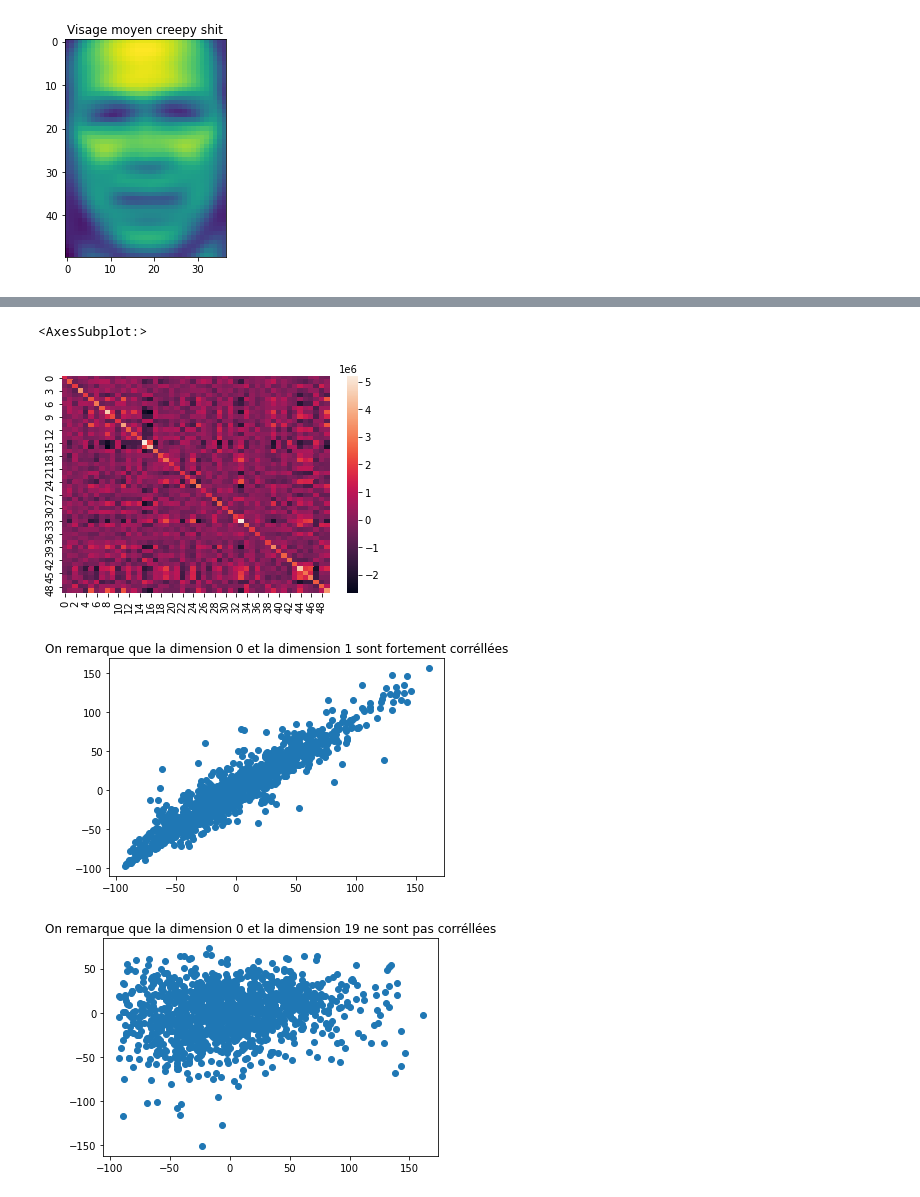
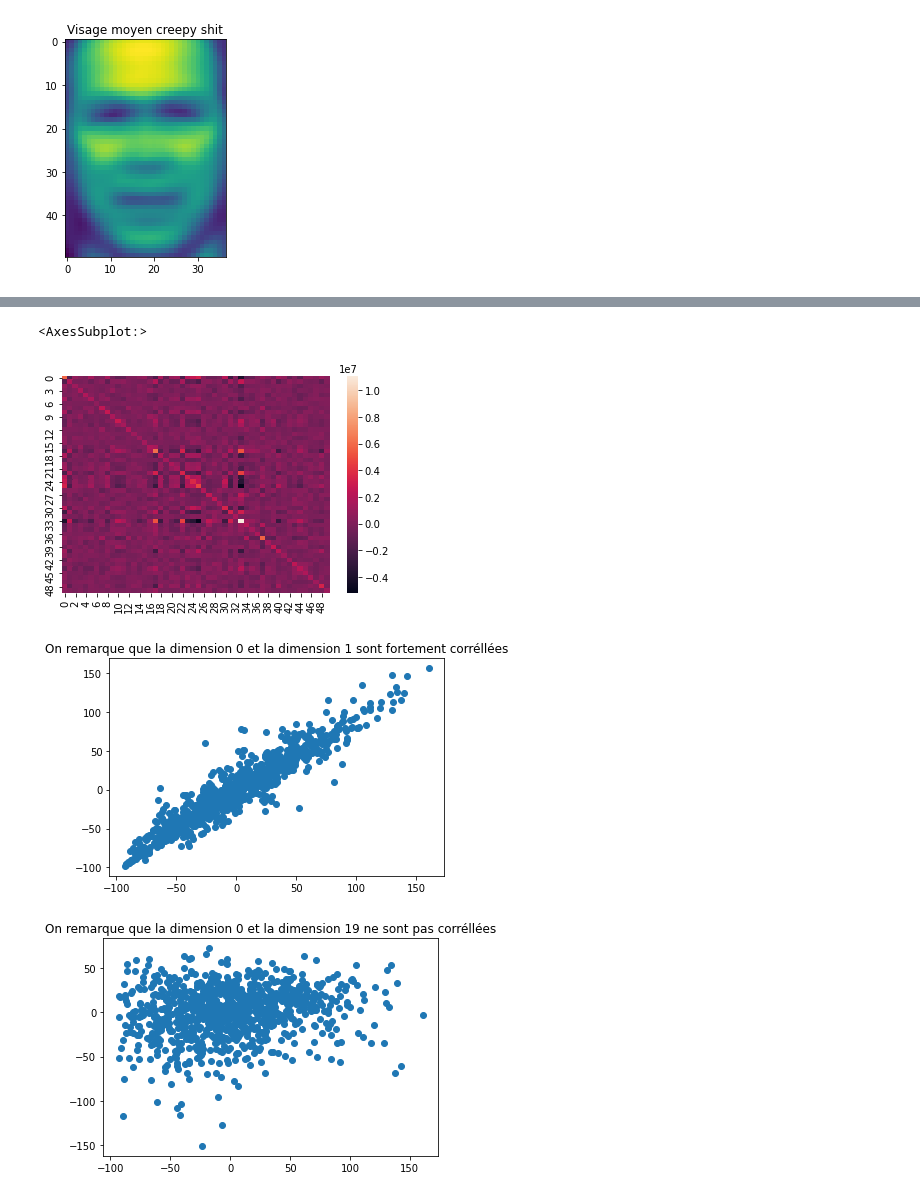
Before and after one commit to ahmedbrh/PCA-eigenFaces, a Jupyter notebook: EigenFace.ipynb, the cells around one changed output, grey strips where cells are left out. Drawn from its saved outputs; the diff is of its cells as text; code cells hidden in the pictures.

```diff
--- a/EigenFace.ipynb
+++ b/EigenFace.ipynb
@@ -2,6 +2,7 @@
 import matplotlib.pyplot as plt
 import numpy as np
 import seaborn as sns
+from sklearn.model_selection import train_test_split
 #dataset containing faces
 from sklearn.datasets import fetch_lfw_people
 
@@ -15,7 +16,12 @@ X = people.data
 #étiquettes de chaque image ex f(X[0]) = Y[0] = 5 => names[5] = "G. bush"
 Y = people.target
 names = people.target_names
+# Divisons nos données en données d'entrainement et en données qui nous seviront pour tester si notre fonction marche bien
+
+X_train, X_test, y_train, y_test = train_test_split(
+    X, Y, test_size = 0.25, random_state = 42)
 #Le but de l'exercice est donc de créer cette fonction f(x) qui quand on lui fournit une image, nous donne le nom de la personne
+X = X_train
 # %% [markdown]
 ![](EquationsImages/meanImages.png)
 # %%
@@ -79,19 +85,19 @@ C = np.dot(np.transpose(A),A)
 sns.heatmap(C[0:50,0:50])
 # %% [output]
 <AxesSubplot:>
-[figure, old version]
+[figure, new version]
 # %%
 def showEllipsoid(dim1, dim2):
-    plt.scatter(A[dim1,0:1288],A[dim2,0:1288])
+    plt.scatter(A[dim1,0:966],A[dim2,0:966])
 plt.figure()
 plt.title("On remarque que la dimension 0 et la dimension 1 sont fortement corréllées")
 showEllipsoid(0,1)
 plt.figure()
 plt.title("On remarque que la dimension 0 et la dimension 19 ne sont pas corréllées")
 showEllipsoid(0,19)
 # %% [output]
-[figure, old version]
+[figure, new version]
-[figure, old version]
+[figure, new version]
 # %%
 # Calculons les vecteurs propres vi de la matrice C
 # %%
```
Also changed, not shown: parts of 16 cells of this notebook.
